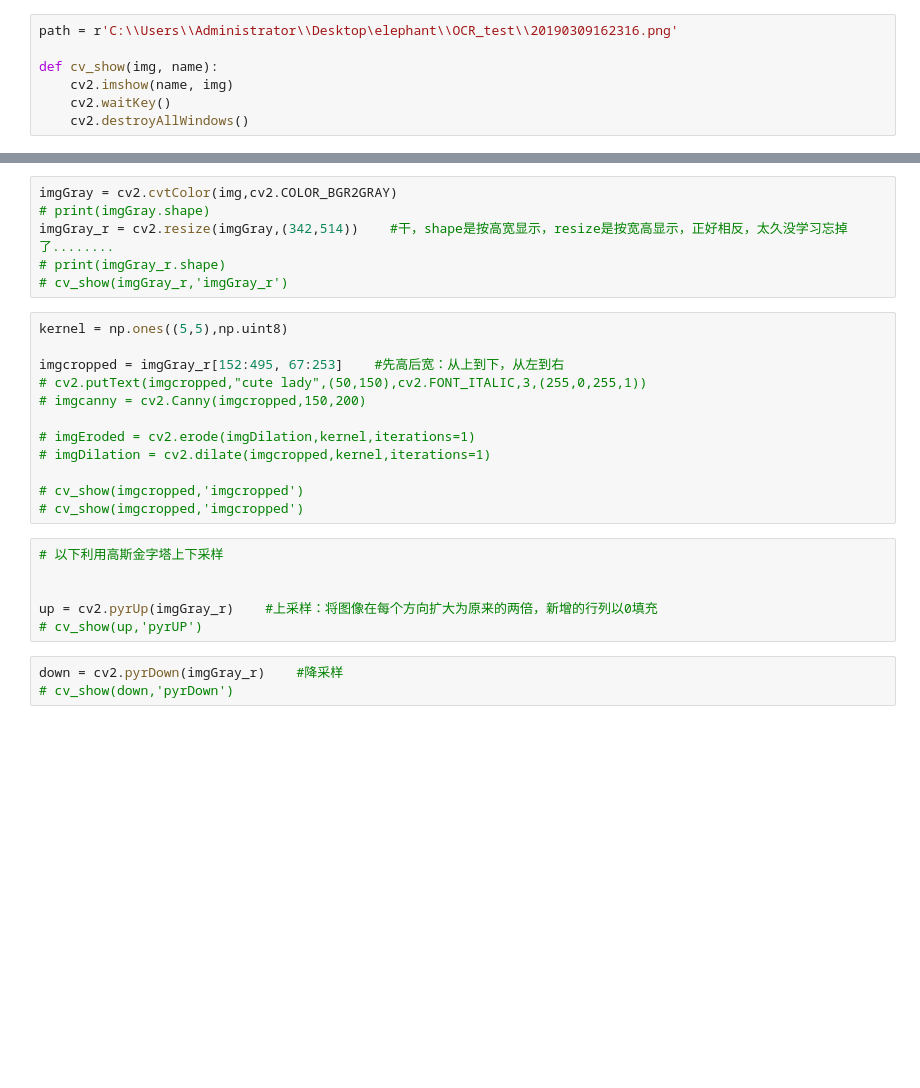
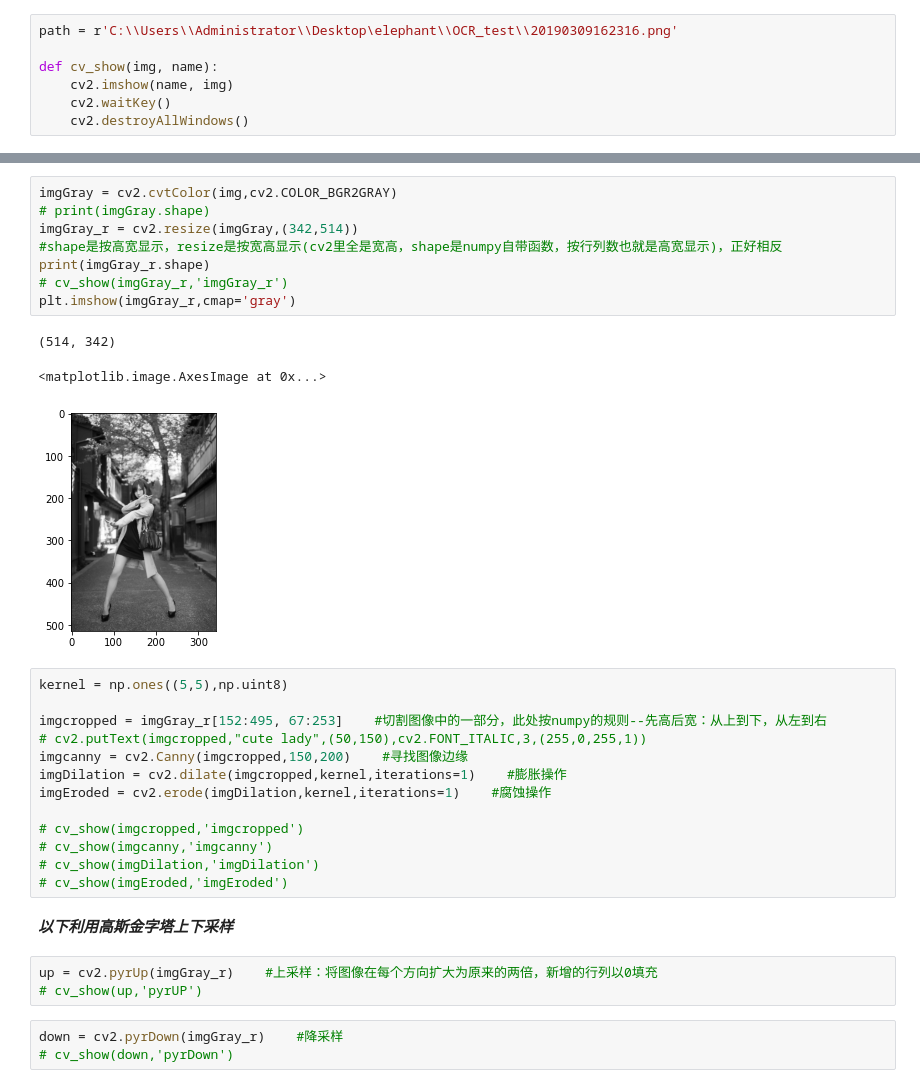
Before and after one commit to dogballlee/road_2_machine_learning, a Jupyter notebook: prjt_cv/monster_cv2.ipynb, the cells around one changed output, grey strips where cells are left out. Saved outputs shown, nothing was run; the diff lists cells and outputs as text; blank space fills up the shorter version.

```diff
--- a/prjt_cv/monster_cv2.ipynb
+++ b/prjt_cv/monster_cv2.ipynb
@@ -16,25 +24,31 @@ cv_show(img, 'img')
 # %%
 imgGray = cv2.cvtColor(img,cv2.COLOR_BGR2GRAY)
 # print(imgGray.shape)
-imgGray_r = cv2.resize(imgGray,(342,514))    #干，shape是按高宽显示，resize是按宽高显示，正好相反，太久没学习忘掉了........
-# print(imgGray_r.shape)
+imgGray_r = cv2.resize(imgGray,(342,514))
+#shape是按高宽显示，resize是按宽高显示(cv2里全是宽高，shape是numpy自带函数，按行列数也就是高宽显示)，正好相反
+print(imgGray_r.shape)
 # cv_show(imgGray_r,'imgGray_r')
+plt.imshow(imgGray_r,cmap='gray')
+# %% [output]
+(514, 342)
+<matplotlib.image.AxesImage at 0x...>
+[figure, added]
 # %%
 kernel = np.ones((5,5),np.uint8)
 
-imgcropped = imgGray_r[152:495, 67:253]    #先高后宽：从上到下，从左到右
+imgcropped = imgGray_r[152:495, 67:253]    #切割图像中的一部分，此处按numpy的规则--先高后宽：从上到下，从左到右
 # cv2.putText(imgcropped,"cute lady",(50,150),cv2.FONT_ITALIC,3,(255,0,255,1))
-# imgcanny = cv2.Canny(imgcropped,150,200)
-
-# imgEroded = cv2.erode(imgDilation,kernel,iterations=1)
-# imgDilation = cv2.dilate(imgcropped,kernel,iterations=1)
+imgcanny = cv2.Canny(imgcropped,150,200)    #寻找图像边缘
+imgDilation = cv2.dilate(imgcropped,kernel,iterations=1)    #膨胀操作
+imgEroded = cv2.erode(imgDilation,kernel,iterations=1)    #腐蚀操作
 
 # cv_show(imgcropped,'imgcropped')
-# cv_show(imgcropped,'imgcropped')
+# cv_show(imgcanny,'imgcanny')
+# cv_show(imgDilation,'imgDilation')
+# cv_show(imgEroded,'imgEroded')
+# %% [markdown]
+***以下利用高斯金字塔上下采样***
 # %%
-# 以下利用高斯金字塔上下采样
-
-
 up = cv2.pyrUp(imgGray_r)    #上采样：将图像在每个方向扩大为原来的两倍，新增的行列以0填充
 # cv_show(up,'pyrUP')
 # %%
```
Also changed, not shown: parts of 16 cells of this notebook.
